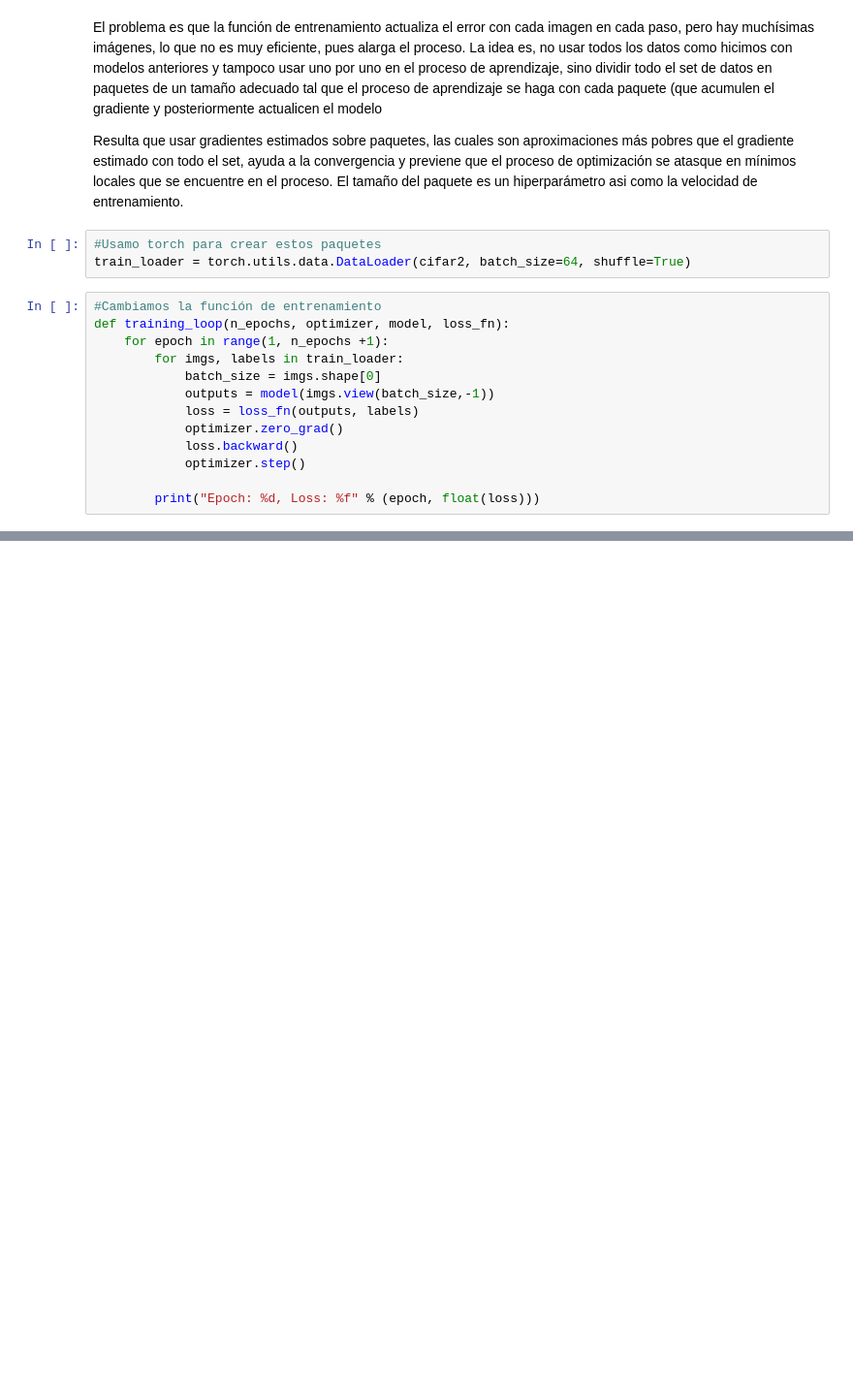
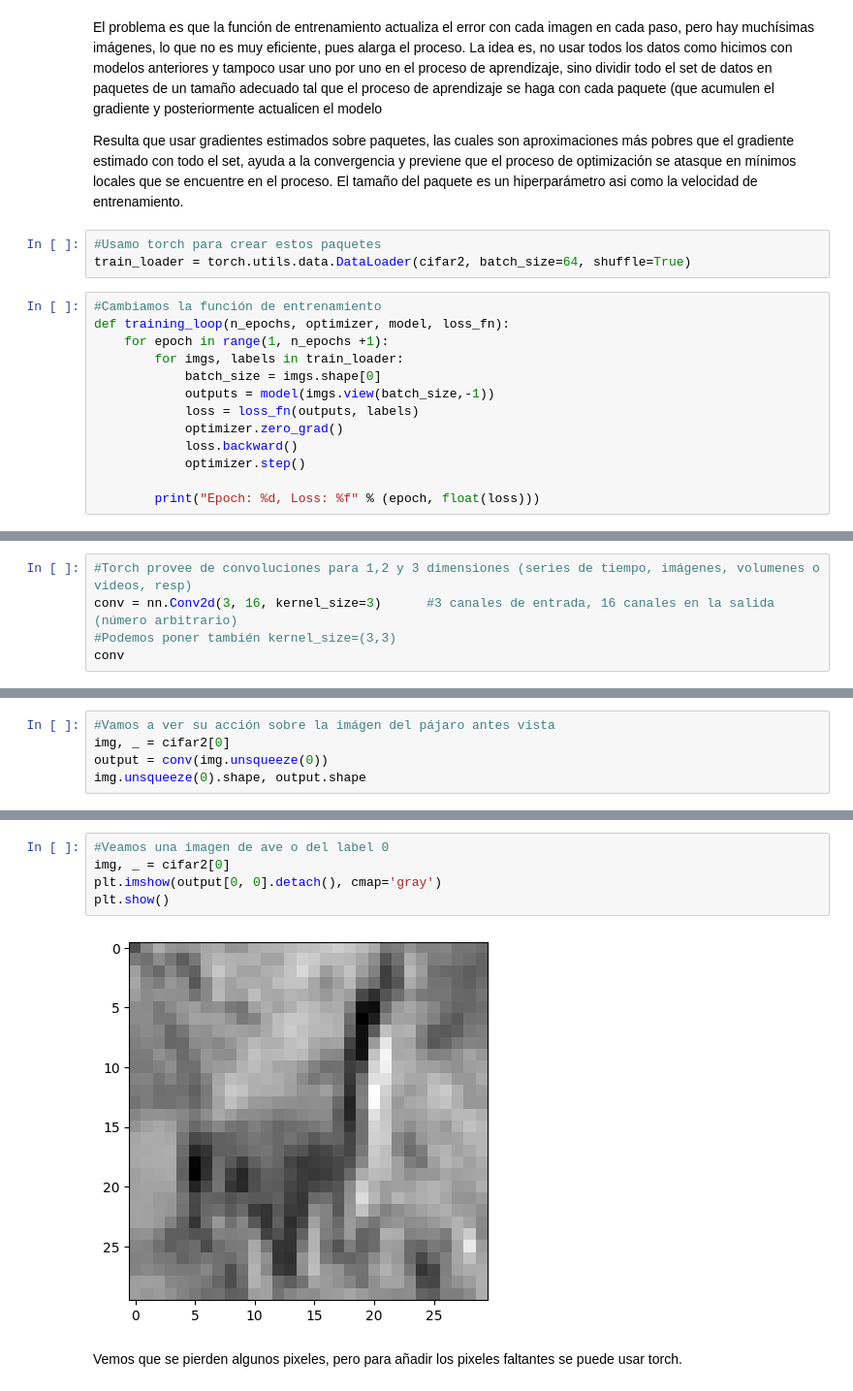
Before and after one commit to azael316/Deep_learning, a Jupyter notebook: Reconocimiento de imágenes.ipynb, the cells around one changed output, grey strips where cells are left out. Shown: that part at 97% size. Drawn from its saved outputs; the diff is of its cells as text; blank space fills up the shorter version.

```diff
--- a/Reconocimiento de imágenes.ipynb
+++ b/Reconocimiento de imágenes.ipynb
@@ -546,0 +623,5 @@ Epoch: 100, Loss: 0.010212
+# %%
+#Torch provee de convoluciones para 1,2 y 3 dimensiones (series de tiempo, imágenes, volumenes o videos, resp)
+conv = nn.Conv2d(3, 16, kernel_size=3)      #3 canales de entrada, 16 canales en la salida (número arbitrario)
+#Podemos poner también kernel_size=(3,3)
+conv
@@ -546,0 +635,5 @@ Epoch: 100, Loss: 0.010212
+# %%
+#Vamos a ver su acción sobre la imágen del pájaro antes vista
+img, _ = cifar2[0]
+output = conv(img.unsqueeze(0))
+img.unsqueeze(0).shape, output.shape
@@ -546,0 +651,9 @@ Epoch: 100, Loss: 0.010212
+# %%
+#Veamos una imagen de ave o del label 0
+img, _ = cifar2[0]
+plt.imshow(output[0, 0].detach(), cmap='gray')
+plt.show()
+# %% [output]
+[figure, added]
+# %% [markdown]
+Vemos que se pierden algunos pixeles, pero para añadir los pixeles faltantes se puede usar torch.
```
Also changed, not shown: parts of 39 cells of this notebook, 5 other files.
